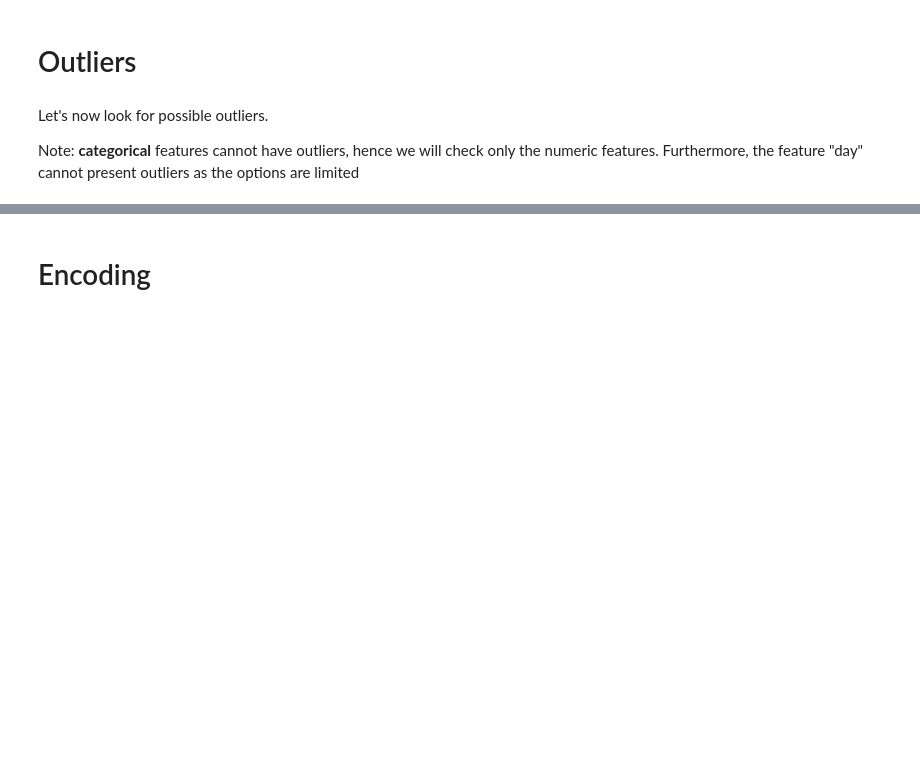
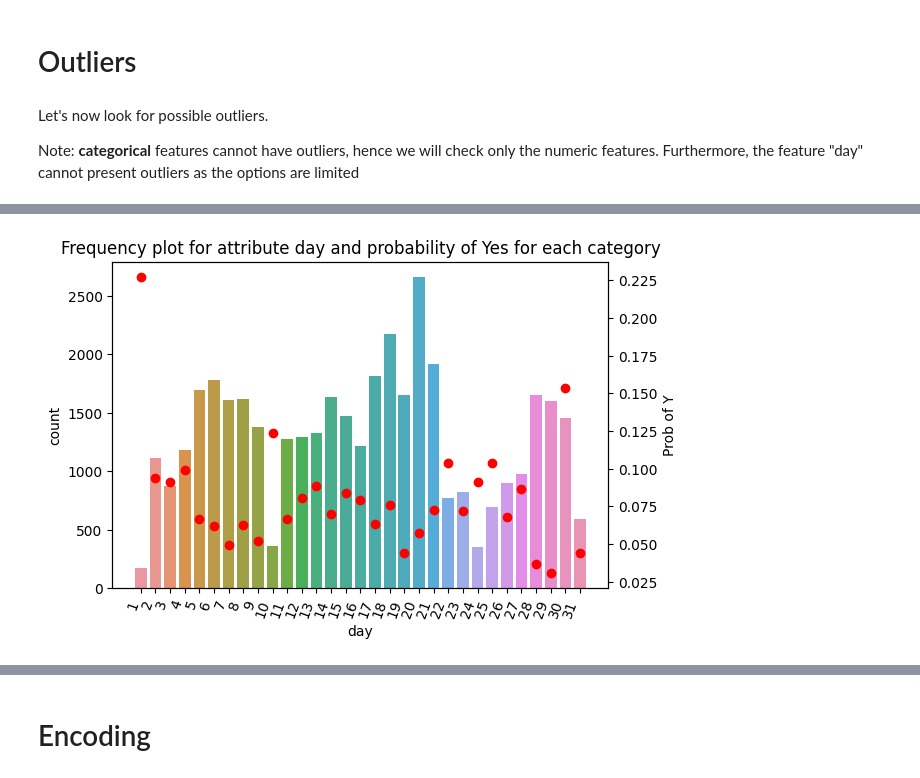
Before and after one commit to Ilvecho/Term-Deposit-Marketing, a Jupyter notebook: P2_notebook.ipynb, the cells around one changed output, grey strips where cells are left out. Cells and saved outputs as stored; diff of their text form; code cells hidden in the pictures; blank space fills up the shorter version.

```diff
--- a/P2_notebook.ipynb
+++ b/P2_notebook.ipynb
@@ -227,0 +247,17 @@ We will need to keep this in mind while developing the model, especially because
+# %%
+key = 'day'
+# create the axes to plot
+fig, ax1 = plt.subplots()
+ax2 = ax1.twinx()
+
+# Category frequency plot
+sns.countplot(x=key, data=raw_data, ax=ax1).set(title='Frequency plot for attribute '+ key + ' and probability of Yes for each category')
+
+# group by category to compute the probability of Y
+grp = raw_data.groupby(key)
+ax2.scatter(grp['y'].aggregate(np.mean).keys() -1, grp['y'].aggregate(np.mean), color='r')
+ax2.set_ylabel('Prob of Y')
+
+fig.autofmt_xdate(rotation=70)
+# %% [output]
+[figure, added]
```
Also changed, not shown: parts of 35 cells of this notebook.
